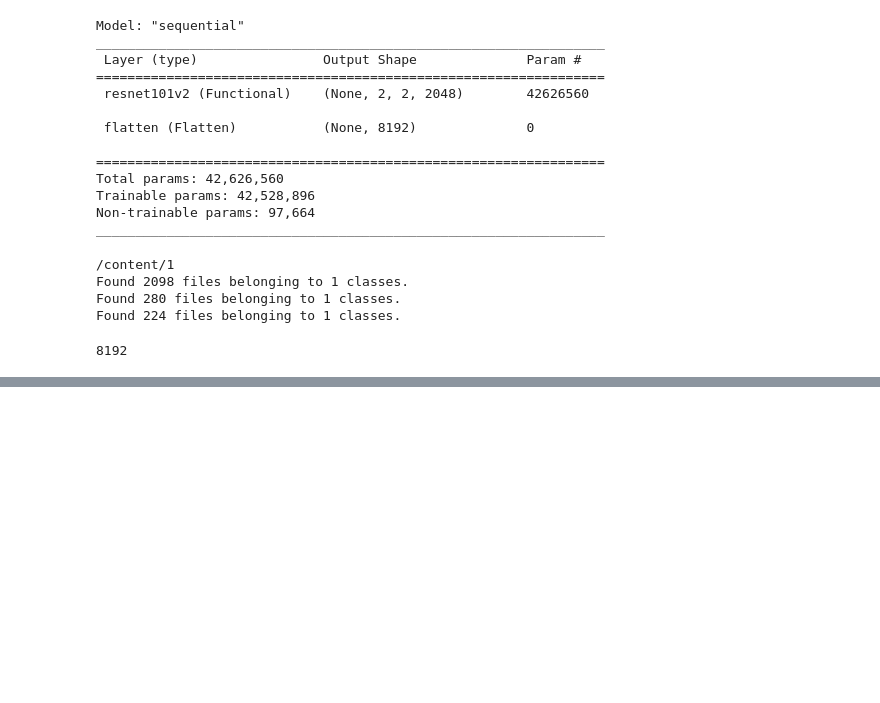
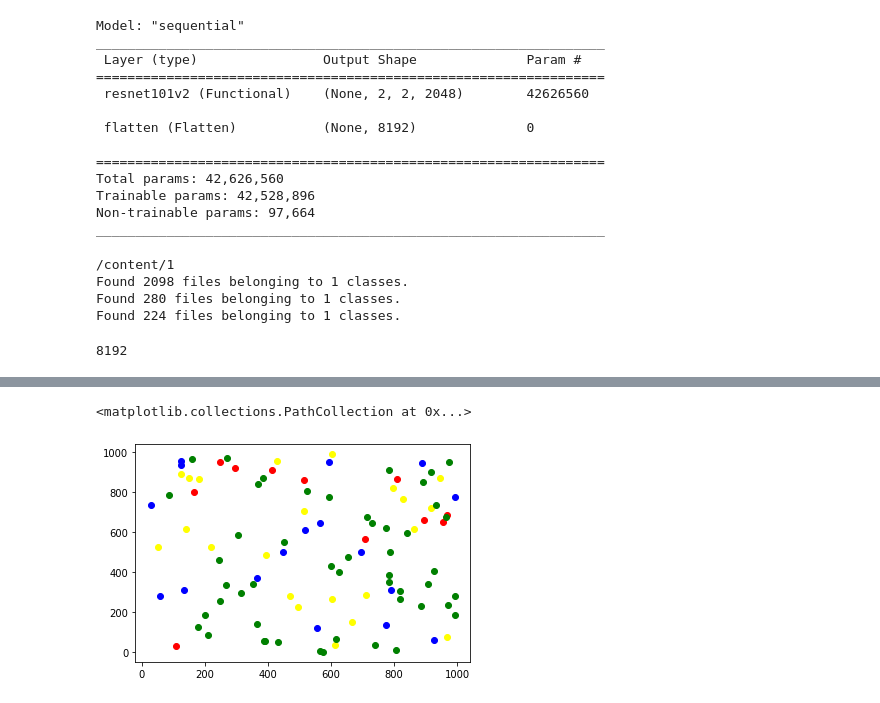
Before and after one commit to massinoLight/ProjetNedra, a Jupyter notebook: projetNedra.ipynb, the cells around one changed output, grey strips where cells are left out. Drawn from its saved outputs; the diff is of its cells as text; code cells hidden in the pictures; blank space fills up the shorter version.

```diff
--- a/projetNedra.ipynb
+++ b/projetNedra.ipynb
@@ -229,7 +230,7 @@ kmeans = tf.compat.v1.estimator.experimental.KMeans(
     num_clusters=num_clusters, use_mini_batch=False)
 
 # train
-num_iterations = 10
+num_iterations = 100
 previous_centers = None
 for x in range(num_iterations):
   kmeans.train(input_fn)
@@ -239,12 +240,5 @@ for x in range(num_iterations):
   previous_centers = cluster_centers
   print ('score:', kmeans.score(input_fn))
 print ('cluster centers:', cluster_centers)
-
-# map the input points to their clusters
-cluster_indices = list(kmeans.predict_cluster_index(input_fn))
-for i, point in enumerate(points):
-  cluster_index = cluster_indices[i]
-  center = cluster_centers[cluster_index]
-  print ('point:', point, 'is in cluster', cluster_index, 'centered at', center)
 # %% [output]
 INFO:tensorflow:Using default config.
@@ -266,0 +286,39 @@ point: [963.90240474 676.95635194] is in cluster 3 centered at [0. 0. 0. ... 0.
+# %%
+x_c1,y_c1=[],[]
+x_c2,y_c2=[],[]
+x_c3,y_c3=[],[]
+x_c4,y_c4=[],[]
+x_c4,y_c4=[],[]
+x_c5,y_c5=[],[]
+for i, point in enumerate(points):
+  cluster_index = cluster_indices[i]
+  center = cluster_centers[cluster_index]
+
+  if cluster_index==0:
+    x_c1.append(point[0])
+    y_c1.append(point[1])
+
+  else:
+      if   cluster_index==1:
+        x_c2.append(point[0])
+        y_c2.append(point[1])
+      else:
+        if cluster_index==2:
+            x_c3.append(point[0])
+            y_c3.append(point[1])
+        else:
+          if cluster_index==3:
+            x_c4.append(point[0])
+            y_c4.append(point[1])
+          else:
+            x_c5.append(point[0])
+            y_c5.append(point[1])
+# %%
+pyplot.scatter(x_c1, y_c1, c = 'red')
+pyplot.scatter(x_c2, y_c2, c = 'yellow')
+pyplot.scatter(x_c3, y_c3, c = 'blue')
+pyplot.scatter(x_c4, y_c4, c = 'green')
+pyplot.scatter(x_c5, y_c5, c = 'green')
+# %% [output]
+<matplotlib.collections.PathCollection at 0x...>
+[figure, added]
```
Also changed, not shown: parts of 3 cells of this notebook.
